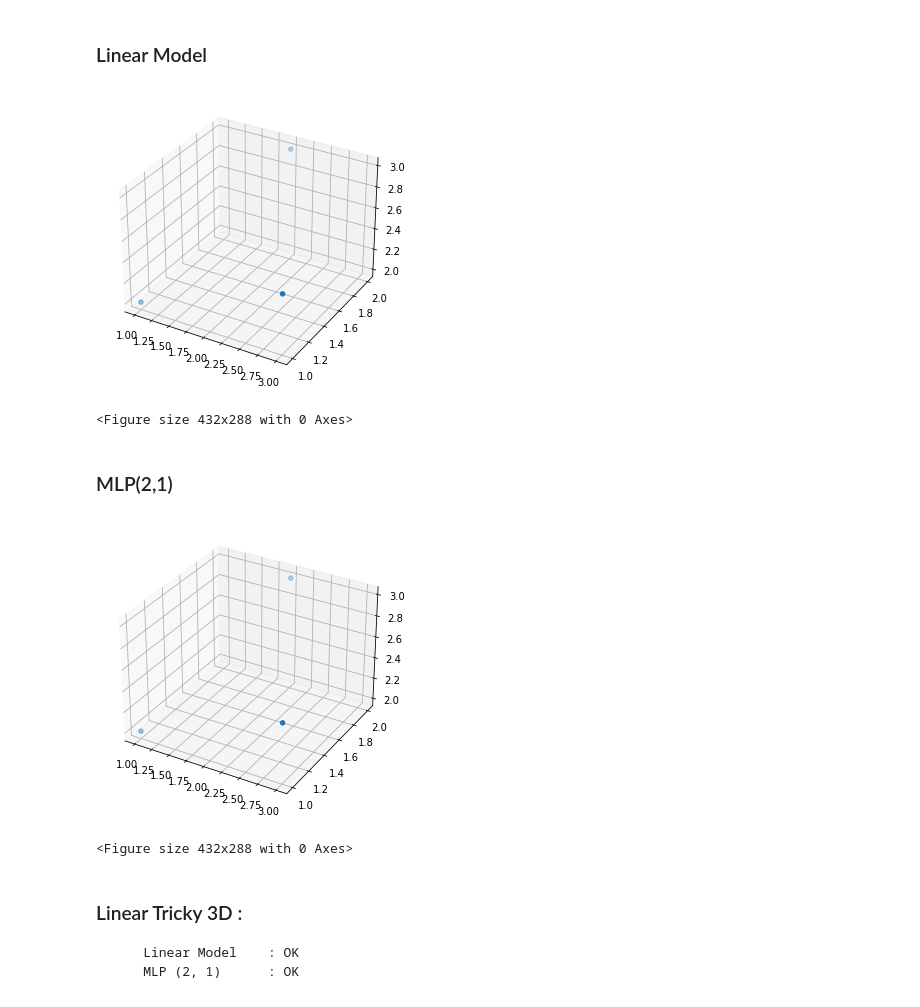
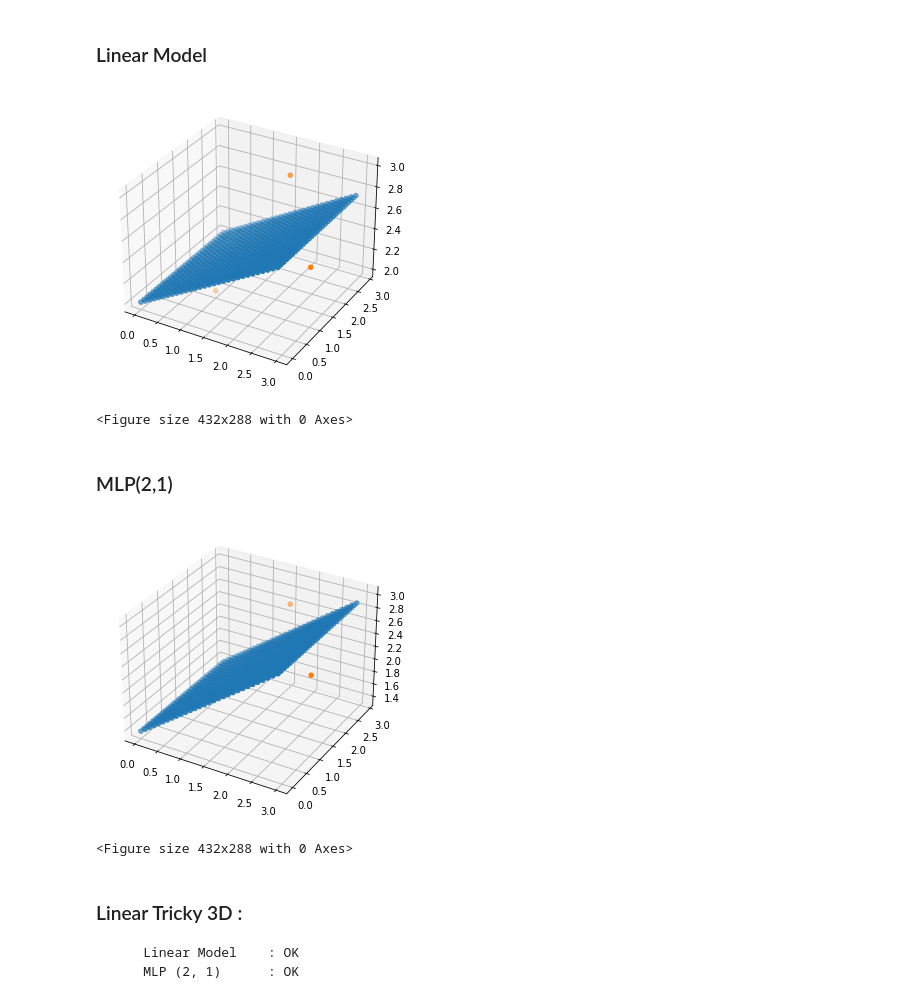
Before and after one commit to RBonilauri/projetAnnuel, a Jupyter notebook: CAS_DE_TESTS.ipynb, the cells around one changed output. Saved outputs shown, nothing was run; the diff lists cells and outputs as text; code cells hidden in the pictures.

```diff
--- a/CAS_DE_TESTS.ipynb
+++ b/CAS_DE_TESTS.ipynb
@@ -23,7 +23,7 @@ mylib = cdll.LoadLibrary(path_to_dll)
 # %%
 
 dataset_inputs = np.array([
-      [1, 1],
+      [3, 5],
       [2, 3],
       [3, 3]
 ])
@@ -518,7 +518,7 @@ for p in dataset_inputs:
 ### Model Lineaire
 # %%
 dataset_inputs = np.random.random((500, 2)) * 2.0 - 1.0
-dataset_expected_outputs = np.array([1 if abs(p[0]) <= 0.3 or abs(p[1]) <= 0.3 else -1 for p in X])
+dataset_expected_outputs = np.array([1 if abs(p[0]) <= 0.3 or abs(p[1]) <= 0.3 else -1 for p in dataset_inputs])
 
 X = np.random.random((500, 2)) * 2.0 - 1.0
 Y = np.array([1 if abs(p[0]) <= 0.3 or abs(p[1]) <= 0.3 else -1 for p in X])
@@ -672,6 +679,8 @@ mylib.create_linear_model.restype = POINTER(c_float)
 model = mylib.create_linear_model(3)
 
 x = np.ctypeslib.as_array(model, (4,))
+
+print(x)
 
 test_dataset = [[x1 / 10, x2 / 10] for x1 in range(-10, 10) for x2 in range(-10, 10)]
 colors = ["blue" if np.argmax(output) == 0 else ("red" if np.argmax(output) == 1 else "green") for output in dataset_expected_outputs]
@@ -698,7 +707,7 @@ arr_exp = arrtype_exp(*flattened_dataset_outputs)
 
 mylib.train_classification_rosenblatt_rule_linear_model.argtypes = [POINTER(c_float), arrtype_flat, arrtype_exp, c_float, c_int, c_int, c_int]
 mylib.train_classification_rosenblatt_rule_linear_model.restype = None
-mylib.train_classification_rosenblatt_rule_linear_model(model, arr_flat, arr_exp, 0.2, 100000, len(x), len(flattened_dataset_inputs))
+mylib.train_classification_rosenblatt_rule_linear_model(model, arr_flat, arr_exp, 0.0001, 10000, len(x), len(flattened_dataset_inputs))
 
 result = []
 for p in test_dataset:
@@ -713,14 +722,12 @@ for p in test_dataset:
     tmp = mylib.predict_linear_model_classification(model, arr_result, len(x))
     result.append(tmp)
 
-print(result)
-
 
 predicted_outputs_colors = ["blue" if np.argmax(output) == 0 else ("red" if np.argmax(output) == 1 else "green") for output in result]
 plt.scatter([p[0] for p in test_dataset], [p[1] for p in test_dataset], c=predicted_outputs_colors)
-plt.scatter(np.array(list(map(lambda elt : elt[1], filter(lambda c: dataset_expected_outputs[c[0]][0] == 1, enumerate(dataset_inputs)))))[:,0], np.array(list(map(lambda elt : elt[1], filter(lambda c: dataset_expected_outputs[c[0]][0] == 1, enumerate(dataset_inputs)))))[:,1], color='blue')
-plt.scatter(np.array(list(map(lambda elt : elt[1], filter(lambda c: dataset_expected_outputs[c[0]][1] == 1, enumerate(dataset_inputs)))))[:,0], np.array(list(map(lambda elt : elt[1], filter(lambda c: dataset_expected_outputs[c[0]][1] == 1, enumerate(dataset_inputs)))))[:,1], color='red')
-plt.scatter(np.array(list(map(lambda elt : elt[1], filter(lambda c: dataset_expected_outputs[c[0]][2] == 1, enumerate(dataset_inputs)))))[:,0], np.array(list(map(lambda elt : elt[1], filter(lambda c: dataset_expected_outputs[c[0]][2] == 1, enumerate(dataset_inputs)))))[:,1], color='green')
+#plt.scatter(np.array(list(map(lambda elt : elt[1], filter(lambda c: dataset_expected_outputs[c[0]][0] == 1, enumerate(dataset_inputs)))))[:,0], np.array(list(map(lambda elt : elt[1], filter(lambda c: dataset_expected_outputs[c[0]][0] == 1, enumerate(dataset_inputs)))))[:,1], color='blue')
+#plt.scatter(np.array(list(map(lambda elt : elt[1], filter(lambda c: dataset_expected_outputs[c[0]][1] == 1, enumerate(dataset_inputs)))))[:,0], np.array(list(map(lambda elt : elt[1], filter(lambda c: dataset_expected_outputs[c[0]][1] == 1, enumerate(dataset_inputs)))))[:,1], color='red')
+#plt.scatter(np.array(list(map(lambda elt : elt[1], filter(lambda c: dataset_expected_outputs[c[0]][2] == 1, enumerate(dataset_inputs)))))[:,0], np.array(list(map(lambda elt : elt[1], filter(lambda c: dataset_expected_outputs[c[0]][2] == 1, enumerate(dataset_inputs)))))[:,1], color='green')
 plt.show()
 plt.clf()
 # %% [output]
@@ -877,12 +882,12 @@ plt.clf()
 ### MLP (2,?,?,3)
 # %%
 dataset_inputs = np.random.random((1000, 2)) * 2.0 - 1.0
-dataset_expected_outputs = np.array([[1, 0, 0] if abs(p[0] % 0.5) <= 0.25 and abs(p[1] % 0.5) > 0.25 else [0, 1, 0] if abs(p[0] % 0.5) > 0.25 and abs(p[1] % 0.5) <= 0.25 else [0, 0, 1] for p in X])
+dataset_expected_outputs = np.array([[1, 0, 0] if abs(p[0] % 0.5) <= 0.25 and abs(p[1] % 0.5) > 0.25 else [0, 1, 0] if abs(p[0] % 0.5) > 0.25 and abs(p[1] % 0.5) <= 0.25 else [0, 0, 1] for p in dataset_inputs])
 
 X = np.random.random((1000, 2)) * 2.0 - 1.0
 Y = np.array([[1, 0, 0] if abs(p[0] % 0.5) <= 0.25 and abs(p[1] % 0.5) > 0.25 else [0, 1, 0] if abs(p[0] % 0.5) > 0.25 and abs(p[1] % 0.5) <= 0.25 else [0, 0, 1] for p in X])
 
-init_tab = [2, 3,4 ,3]
+init_tab = [2, 30,23 ,3]
 init_size = len(init_tab)
 init_type = c_int * init_size
 init = init_type(*init_tab)
@@ -920,7 +925,7 @@ arr_exp = arrtype_exp(*flattened_dataset_outputs)
 
 mylib.train_classification_stochastic_gradient_backpropagation_mlp_model.argtypes = [c_void_p, arrtype_flat, c_int, arrtype_exp,c_float,c_int]
 mylib.train_classification_stochastic_gradient_backpropagation_mlp_model.restype = None
-mylib.train_classification_stochastic_gradient_backpropagation_mlp_model(model, arr_flat, arrsize_flat, arr_exp, 0.01,100000)
+mylib.train_classification_stochastic_gradient_backpropagation_mlp_model(model, arr_flat, arrsize_flat, arr_exp, 0.001,100000)
 
 predicted_outputs = []
 for p in test_dataset:
@@ -1269,40 +1274,38 @@ mylib.train_regression_pseudo_inverse_linear_model.argtypes = [POINTER(c_float),
 
 mylib.train_regression_pseudo_inverse_linear_model(model, arr_flattened_dataset_inputs, arr_dataset,2,len(flattened_dataset_inputs), len(dataset_expected_outputs))
 
 
-test_dataset_inputs = []
-for i in range(-10, 11):
-    temp = i
-    test_dataset_inputs.append(float(temp))
+test_dataset_inputs = np.array([[a / 10, b / 10] for a in range(30) for b in range(30)])
 
 result = []
 for p in test_dataset_inputs:
-    arrsizeP = len([p])
+    arrsizeP = len(p)
     arrtypeP = c_float * arrsizeP
-    arrP = arrtypeP(*[p])
+    arrP = arrtypeP(*p)
     mylib.predict_linear_model_regression.argtypes = [POINTER(c_float), arrtypeP, c_int]
     mylib.predict_linear_model_regression.restype = c_float
 
     tmp = mylib.predict_linear_model_regression(model, arrP, 2)
     result.append(tmp)
 
 #plt.plot(test_dataset_inputs, result)
 #plt.scatter([p[0] for p in dataset_inputs], dataset_expected_outputs, s=200)
 #plt.axis([-10, 10, -10, 10])
 
 fig = plt.figure()
 ax = Axes3D(fig)
+ax.scatter(test_dataset_inputs[:,0], test_dataset_inputs[:,1], result)
 ax.scatter(dataset_inputs[:,0],dataset_inputs[:,1],dataset_expected_outputs)
 plt.show()
 plt.clf()
 
 
 mylib.destroy_linear_model.argtypes = [POINTER(c_float)]
 mylib.destroy_linear_model.restype = None
 
 mylib.destroy_linear_model(model)
 # %% [output]
-[figure, old version]
+[figure, new version]
 <Figure size 432x288 with 0 Axes>
 # %% [markdown]
 ### MLP(2,1)
@@ -1344,15 +1347,15 @@ arr_exp = arrtype_exp(*dataset_expected_outputs)
 mylib.train_regression_stochastic_gradient_backpropagation_mlp_model.argtypes = [c_void_p, arrtype_flat, c_int, arrtype_exp, c_float, c_int]
 mylib.train_regression_stochastic_gradient_backpropagation_mlp_model.restype = None
 
-mylib.train_regression_stochastic_gradient_backpropagation_mlp_model(model,arr_flat,arrsize_flat, arr_exp,0.001, 100000)
+mylib.train_regression_stochastic_gradient_backpropagation_mlp_model(model,arr_flat,arrsize_flat, arr_exp,0.001, 10000)
 
-test_dataset_inputs = [i for i in range(-10, 11)]
+test_dataset_inputs = np.array([[a / 10, b / 10] for a in range(30) for b in range(30)])
 
 predicted_outputs = []
 for p in test_dataset_inputs:
-    arr_sizeP = len([p])
+    arr_sizeP = len(p)
     arr_typeP = c_float * arr_sizeP
-    arrP = arr_typeP(*[p])
+    arrP = arr_typeP(*p)
 
     mylib.predict_mlp_model_regression.argtypes = [c_void_p, arr_typeP]
     mylib.predict_mlp_model_regression.restype = POINTER(c_float)
@@ -1365,12 +1368,12 @@ for p in test_dataset_inputs:
 #print(predicted_outputs)
 fig = plt.figure()
 ax = Axes3D(fig)
-#ax.scatter(test_dataset_inputs, predicted_outputs)
+ax.scatter(test_dataset_inputs[:,0], test_dataset_inputs[:,1], predicted_outputs)
 ax.scatter(dataset_inputs[:,0],dataset_inputs[:,1],dataset_expected_outputs)
 plt.show()
 plt.clf()
 # %% [output]
-[figure, old version]
+[figure, new version]
 <Figure size 432x288 with 0 Axes>
 # %% [markdown]
 ### Linear Tricky 3D :
```
Also changed, not shown: parts of 21 cells of this notebook, 4 other files.
